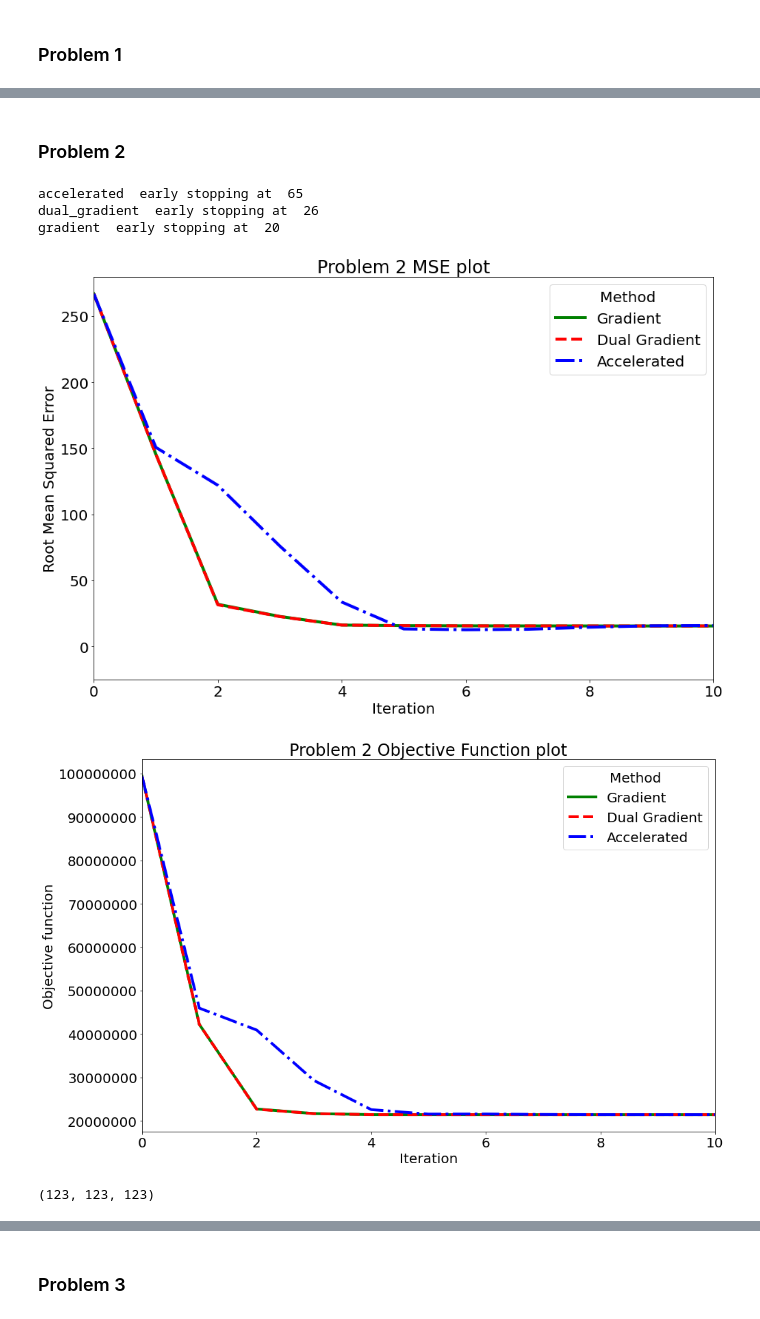
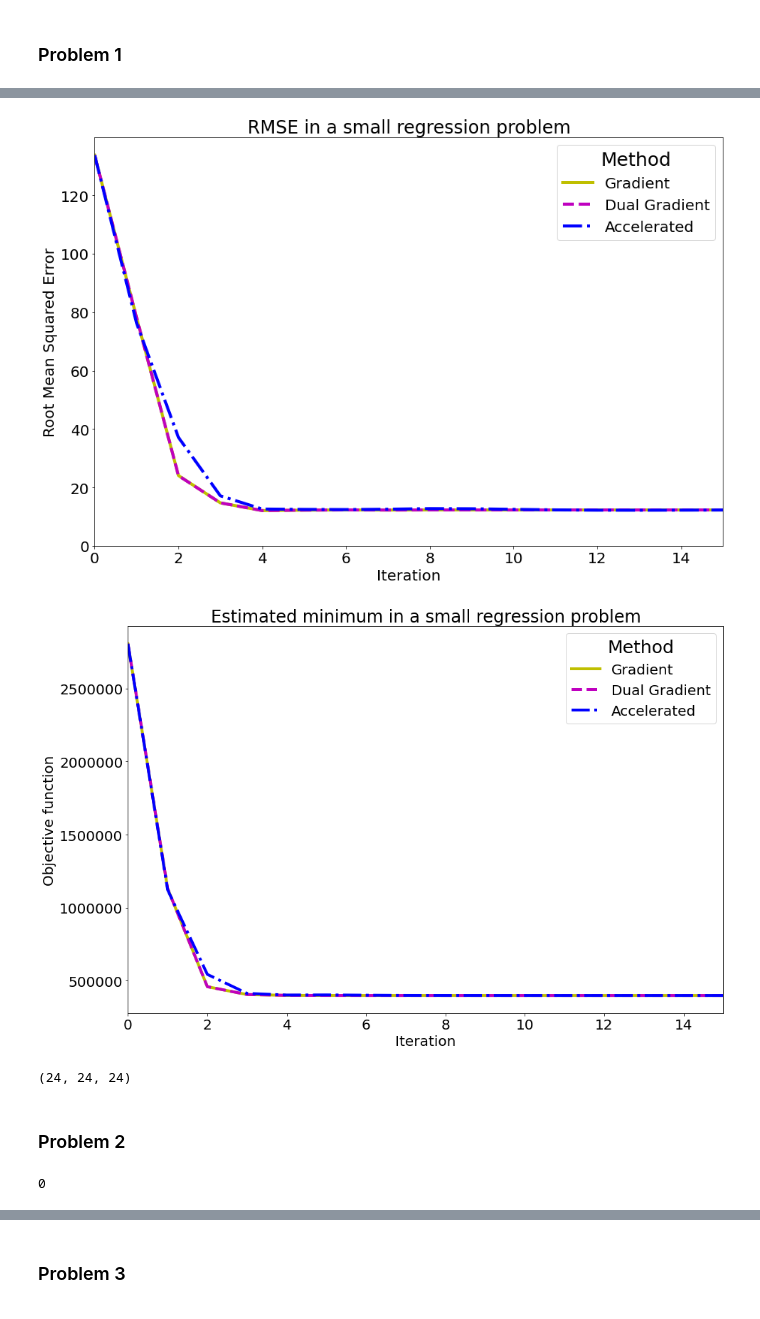
Before and after one commit to hryniewskis/Nesterov-accelerated-method, a Jupyter notebook: Plots-final.ipynb, the cells around one changed output, grey strips where cells are left out. Drawn from its saved outputs; the diff is of its cells as text; code cells hidden in the pictures.

```diff
--- a/Plots-final.ipynb
+++ b/Plots-final.ipynb
@@ -17,19 +17,19 @@ from math import sqrt
 # %%
 def get_coef_measures(X_train, y_train):
     Nesterov_accelerated = Nesterov_Optimizers()
-    Nesterov_accelerated.fit(X_train, y_train, method="accelerated", verbose=True)
+    Nesterov_accelerated.fit(X_train, y_train, method="accelerated")
     acc_coef = Nesterov_accelerated.get_hist_coef()
     acc_measures = Nesterov_accelerated.get_objective_value()
 
 
     Nesterov_dual = Nesterov_Optimizers()
-    Nesterov_dual.fit(X_train, y_train, method="dual_gradient", verbose=True)
+    Nesterov_dual.fit(X_train, y_train, method="dual_gradient")
     dual_coef = Nesterov_dual.get_hist_coef()
     dual_measures = Nesterov_dual.get_objective_value()
 
 
     Nesterov_gradient = Nesterov_Optimizers()
-    Nesterov_gradient.fit(X_train, y_train, method="gradient", verbose=True)
+    Nesterov_gradient.fit(X_train, y_train, method="gradient")
     gradient_coef = Nesterov_gradient.get_hist_coef()
     gradient_measures = Nesterov_gradient.get_objective_value()
 
@@ -65,15 +65,15 @@ def plot_rmse(gradient_rmse, dual_rmse, acc_rmse, title = "Title", xlim=None, yl
     if ylim:
         plt.ylim(ylim[0], ylim[1])
 # %%
-def plot_meassures(gradient_measure, dual_measure, acc_measure, title="Plot", xlim=None, ylim=None, mse=None):
+def plot_measures(gradient_measure, dual_measure, acc_measure, title="Plot", xlim=None, ylim=None, mse=None):
     plt.rcParams['figure.figsize'] = (15,10)
     plt.rcParams['font.size'] = 20
     plt.rcParams['lines.linewidth'] = 4
     plt.title(title)
-    plt.plot(gradient_measure, c='g', ls='-', label='Gradient')
-    plt.plot(dual_measure, c='r', ls='--', label='Dual Gradient')
+    plt.plot(gradient_measure, c='y', ls='-', label='Gradient')
+    plt.plot(dual_measure, c='m', ls='--', label='Dual Gradient')
     plt.plot(acc_measure, c='b', ls='-.', label='Accelerated')
-    plt.legend(title="Method")
+    plt.legend(title="Method",title_fontsize = 25)
     plt.ticklabel_format(useOffset=False, style='plain')
     if xlim:
         plt.xlim(xlim[0], xlim[1])
@@ -120,3 +128,11 @@ gradient  early stopping at  23
+# %%
+plot_measures(gradient_rmse, dual_rmse, acc_rmse, title="RMSE in a small regression problem", xlim=[0, 15], ylim=[0, None], mse=2)
+plot_measures(gradient_measures, dual_measures, acc_measures, title="Estimated minimum in a small regression problem", xlim=[0, 15])
+print(get_imp_feat())
+# %% [output]
+[figure, added]
+[figure, added]
+(24, 24, 24)
 # %% [markdown]
 ### Problem 2
 # %%
@@ -134,9 +150,4 @@ X_train, X_test, y_train, y_test = train_test_split(X,y,test_size=0.3)
 acc_coef, acc_measures, dual_coef, dual_measures, gradient_coef, gradient_measures = get_coef_measures(X_train, y_train)
 gradient_rmse, dual_rmse, acc_rmse = get_rmse()
 # %% [output]
-accelerated  early stopping at  65
-dual_gradient  early stopping at  26
-gradient  early stopping at  20
+0
-[figure, removed]
-[figure, removed]
-(123, 123, 123)
```
Also changed, not shown: parts of 20 cells of this notebook, 1 other file.
